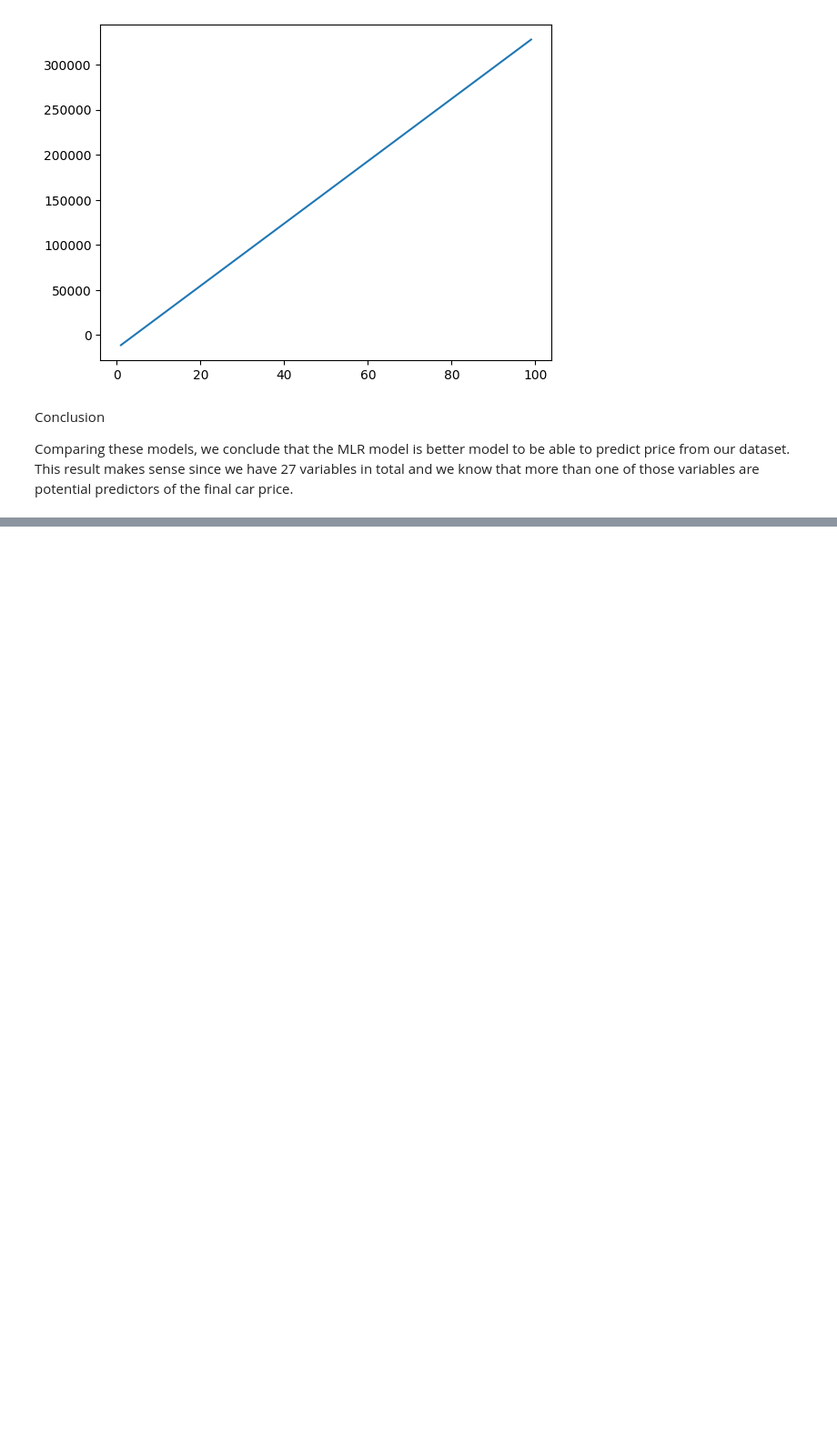
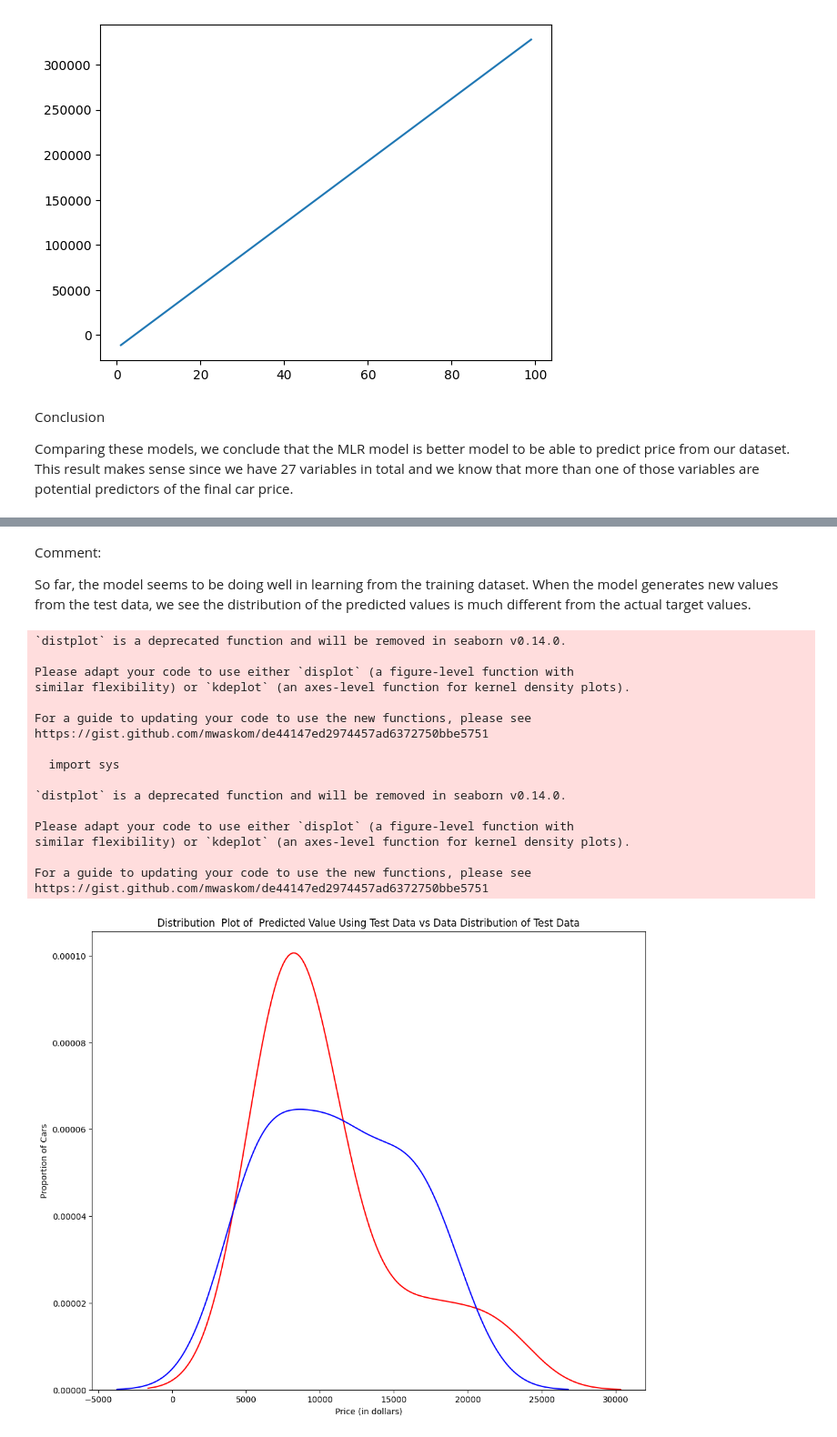
Before and after one commit to taisakamisarava/Auto_price_prediction, a Jupyter notebook: Autos.ipynb, the cells around one changed output, grey strips where cells are left out. Shown at 91% size. Saved outputs shown, nothing was run; the diff lists cells and outputs as text; code cells hidden in the pictures; blank space fills up the shorter version.

```diff
--- a/Autos.ipynb
+++ b/Autos.ipynb
@@ -1192,0 +1406,28 @@ Comparing these models, we conclude that the MLR model is better model to be abl
+# %% [markdown]
+Comment:
+
+So far, the model seems to be doing well in learning from the training dataset. When the model generates new values from the test data, we see the distribution of the predicted values is much different from the actual target values.
+# %%
+# the same for testing set:
+
+Title = 'Distribution  Plot of  Predicted Value Using Test Data vs Data Distribution of Test Data'
+DistributionPlot(y_test, yhat_test, "Actual Values (Test)","Predicted Values (Test)", Title)
+# %% [output]
+`distplot` is a deprecated function and will be removed in seaborn v0.14.0.
+
+Please adapt your code to use either `displot` (a figure-level function with
+similar flexibility) or `kdeplot` (an axes-level function for kernel density plots).
+
+For a guide to updating your code to use the new functions, please see
+https://gist.github.com/mwaskom/de44147ed2974457ad6372750bbe5751
+
+  import sys
+
+`distplot` is a deprecated function and will be removed in seaborn v0.14.0.
+
+Please adapt your code to use either `displot` (a figure-level function with
+similar flexibility) or `kdeplot` (an axes-level function for kernel density plots).
+
+For a guide to updating your code to use the new functions, please see
+https://gist.github.com/mwaskom/de44147ed2974457ad6372750bbe5751
+[figure, added]
```
Also changed, not shown: parts of 52 cells of this notebook.
